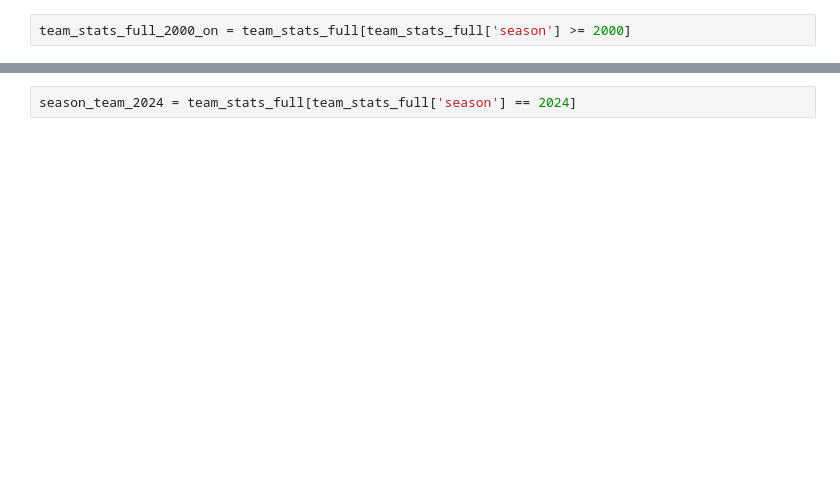
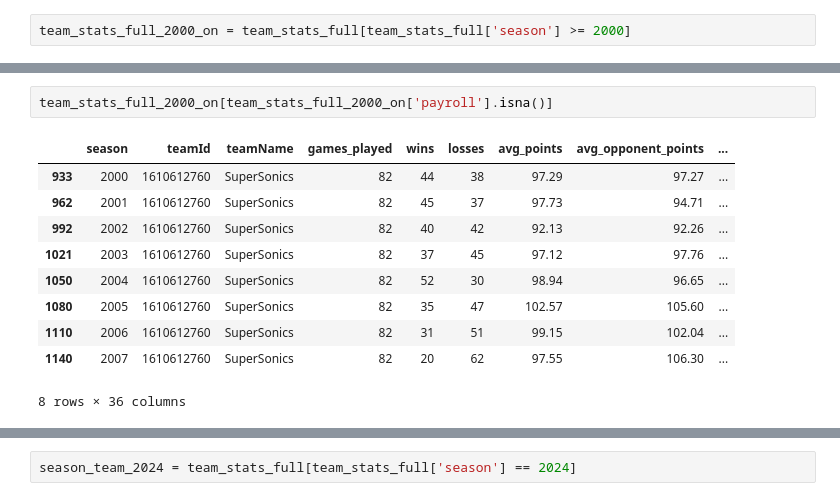
Before and after one commit to chrisjrizo/DS-207-NBA-Project, a Jupyter notebook: data_cleansing.ipynb, the cells around one changed output, grey strips where cells are left out. Saved outputs shown, nothing was run; the diff lists cells and outputs as text; blank space fills up the shorter version.

```diff
--- a/data_cleansing.ipynb
+++ b/data_cleansing.ipynb
@@ -100,3 +171,16 @@ team_stats_full_2000_on = team_stats_full[team_stats_full['season'] >= 2000]
+# %%
+team_stats_full_2000_on[team_stats_full_2000_on['payroll'].isna()]
+# %% [output]
+|  | season | teamId | teamName | games_played | wins | losses | avg_points | avg_opponent_points | ... |
+| 933 | 2000 | 1610612760 | SuperSonics | 82 | 44 | 38 | 97.29 | 97.27 | ... |
+| 962 | 2001 | 1610612760 | SuperSonics | 82 | 45 | 37 | 97.73 | 94.71 | ... |
+| 992 | 2002 | 1610612760 | SuperSonics | 82 | 40 | 42 | 92.13 | 92.26 | ... |
+| 1021 | 2003 | 1610612760 | SuperSonics | 82 | 37 | 45 | 97.12 | 97.76 | ... |
+| 1050 | 2004 | 1610612760 | SuperSonics | 82 | 52 | 30 | 98.94 | 96.65 | ... |
+| 1080 | 2005 | 1610612760 | SuperSonics | 82 | 35 | 47 | 102.57 | 105.60 | ... |
+| 1110 | 2006 | 1610612760 | SuperSonics | 82 | 31 | 51 | 99.15 | 102.04 | ... |
+| 1140 | 2007 | 1610612760 | SuperSonics | 82 | 20 | 62 | 97.55 | 106.30 | ... |
+8 rows × 36 columns
 # %%
 team_stats_full_2000_on
 # %% [output]
```
Also changed, not shown: parts of 11 cells of this notebook, 1 other file.
